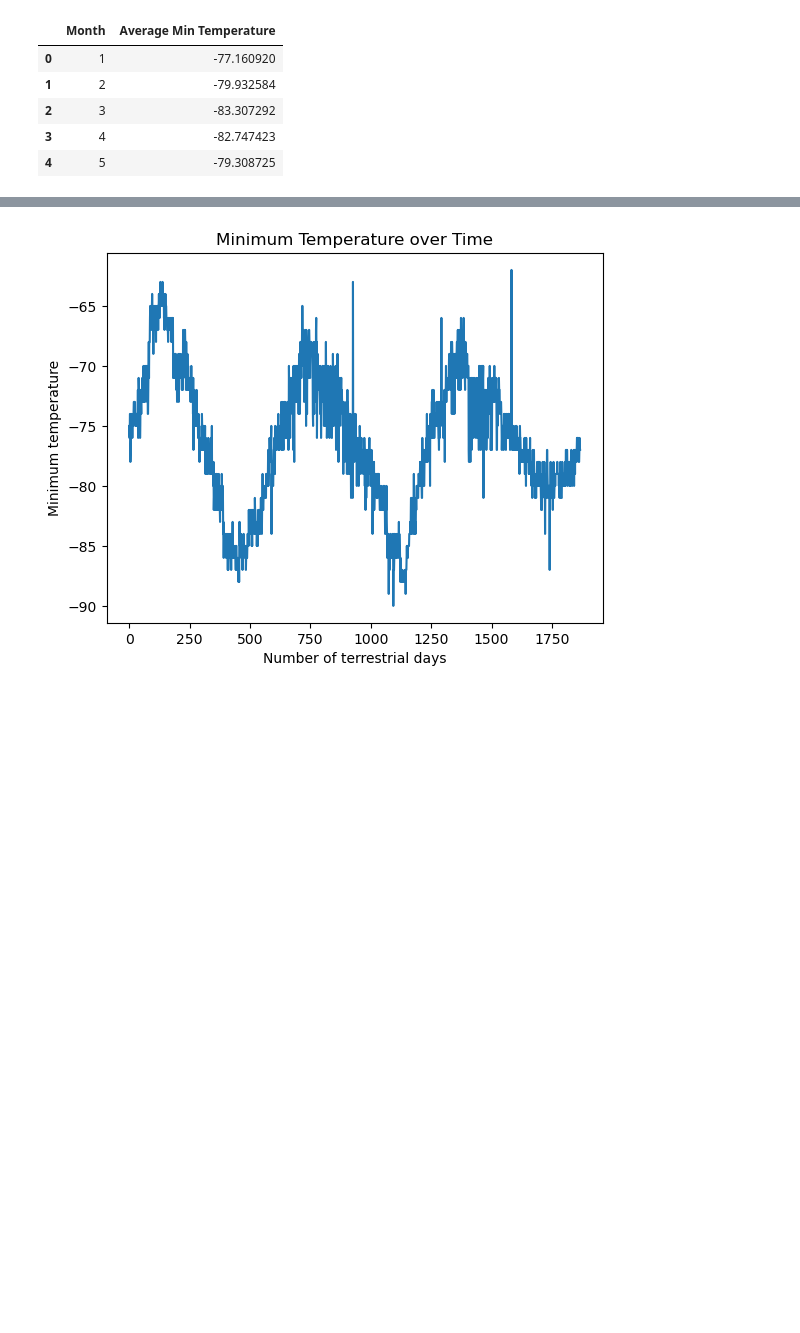
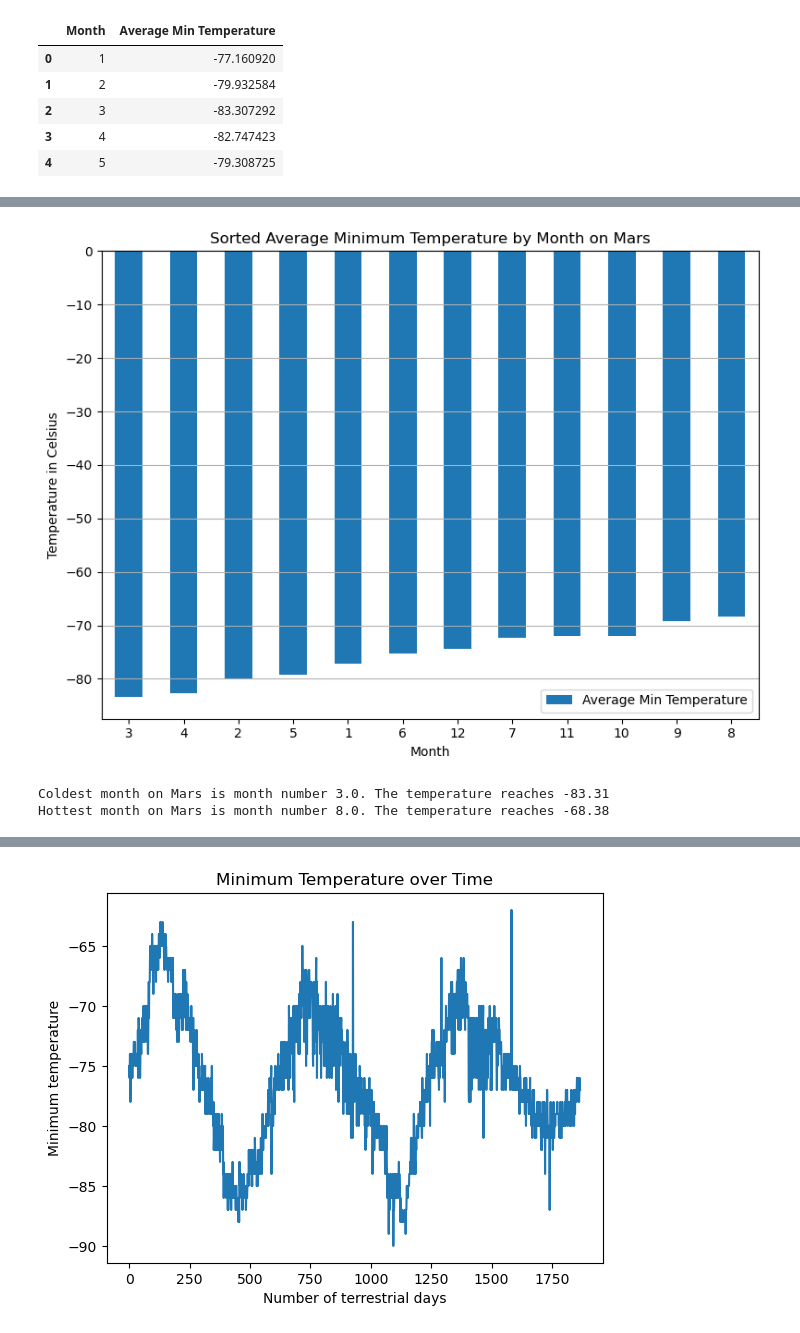
Before and after one commit to mascee/mars-challenge, a Jupyter notebook: part_2_mars_weather.ipynb, the cells around one changed output, grey strips where cells are left out. Drawn from its saved outputs; the diff is of its cells as text; code cells hidden in the pictures; blank space fills up the shorter version.

```diff
--- a/part_2_mars_weather.ipynb
+++ b/part_2_mars_weather.ipynb
@@ -256,0 +217,27 @@ Name: pressure, dtype: float64
+# %%
+# Identify the coldest and hottest months in Curiosity's location by sorting the previous graph
+sorted_avg_min_temp_df = avg_min_temp_df.sort_values(by='Average Min Temperature')
+sorted_avg_min_temp_df.plot( x='Month', y='Average Min Temperature', kind='bar', figsize=(8, 6))
+# Titles and labels
+plt.title('Sorted Average Minimum Temperature by Month on Mars')
+plt.xlabel('Month')
+plt.ylabel('Temperature in Celsius')
+plt.xticks(rotation=0)
+# Adjust layout and show
+plt.tight_layout()
+plt.grid(axis='y')
+plt.show()
+
+#Calculate and print coldest month on Mars.
+coldest_month = sorted_avg_min_temp_df.iloc[0]['Month']
+coldest_temp = sorted_avg_min_temp_df.iloc[0]['Average Min Temperature']
+print(f"Coldest month on Mars is month number {coldest_month}. The temperature reaches {coldest_temp:.2f}")
+
+#Calculate and print hottest month on Mars.
+hottest_month = sorted_avg_min_temp_df.iloc[-1]['Month']
+hottest_temp = sorted_avg_min_temp_df.iloc[-1]['Average Min Temperature']
+print(f"Hottest month on Mars is month number {hottest_month}. The temperature reaches {hottest_temp:.2f}")
+# %% [output]
+[figure, added]
+Coldest month on Mars is month number 3.0. The temperature reaches -83.31
+Hottest month on Mars is month number 8.0. The temperature reaches -68.38
```
Also changed, not shown: parts of 10 cells of this notebook.
